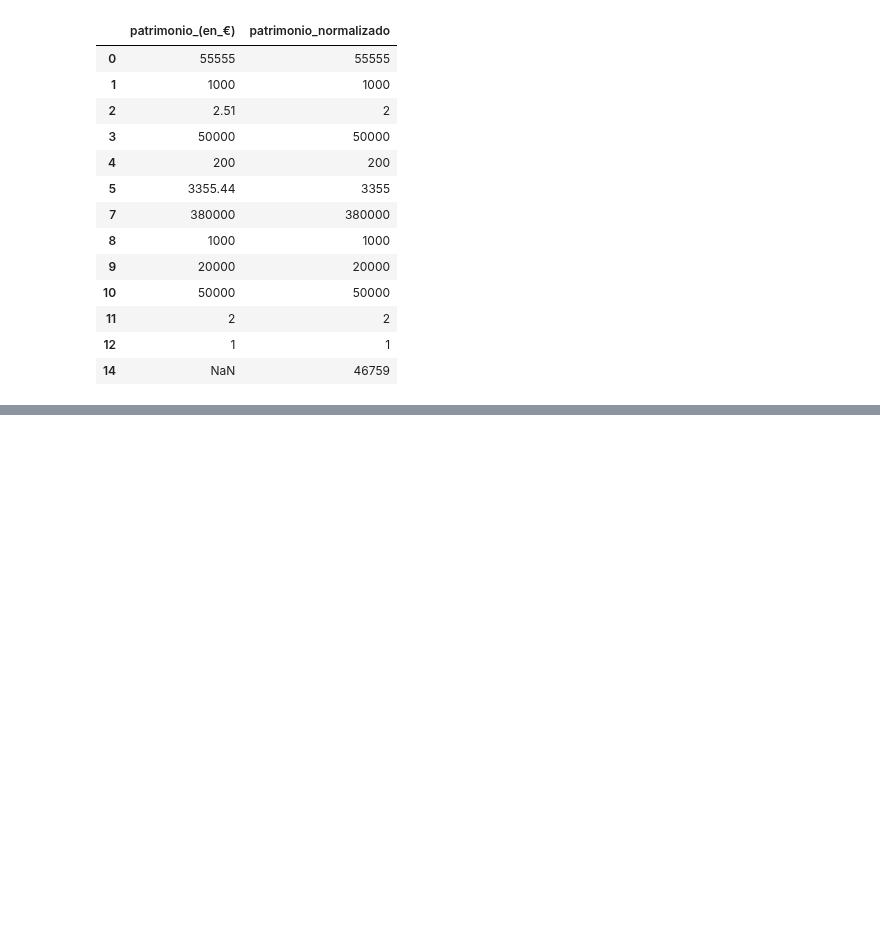
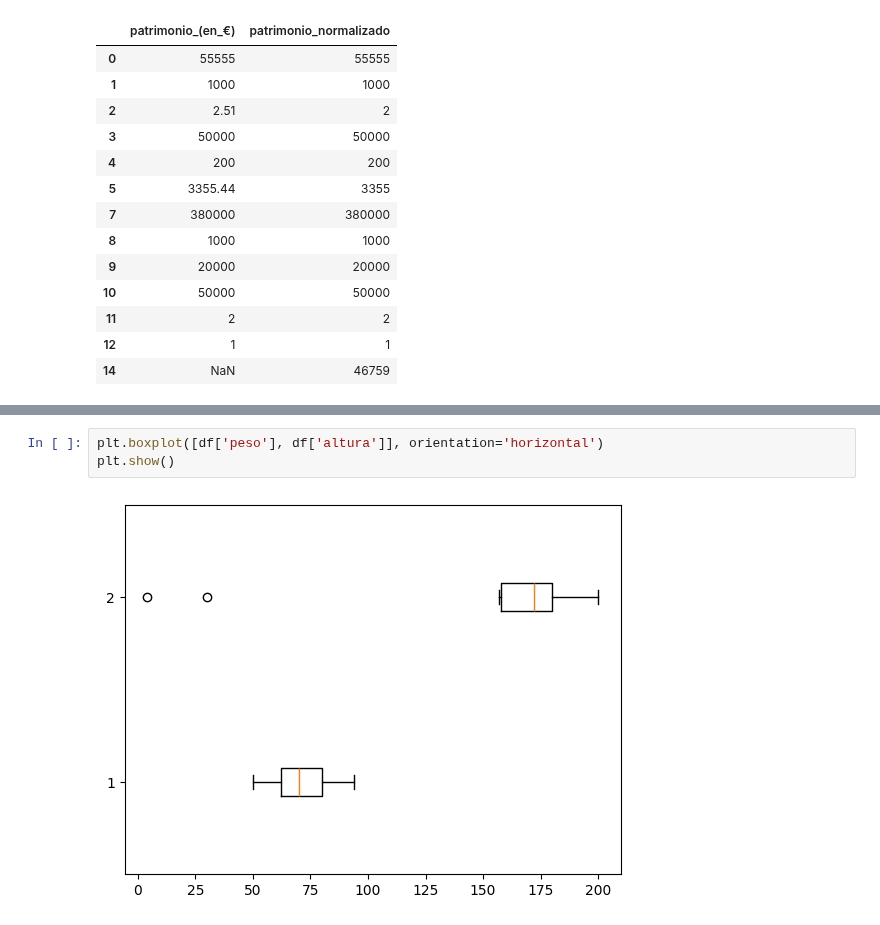
Before and after one commit to fpaniaguapython/INAEM_202610_PCAD_EJERCICIOS, a Jupyter notebook: CTA_PCAD_202610_Ejercicio_01.ipynb, the cells around one changed output, grey strips where cells are left out. Drawn from its saved outputs; the diff is of its cells as text; blank space fills up the shorter version.

```diff
--- a/CTA_PCAD_202610_Ejercicio_01.ipynb
+++ b/CTA_PCAD_202610_Ejercicio_01.ipynb
@@ -303,0 +357,5 @@ df[['patrimonio_(en_€)','patrimonio_normalizado']]
+# %%
+plt.boxplot([df['peso'], df['altura']], orientation='horizontal')
+plt.show()
+# %% [output]
+[figure, added]
```
Also changed, not shown: parts of 8 cells of this notebook, 5 other files.
